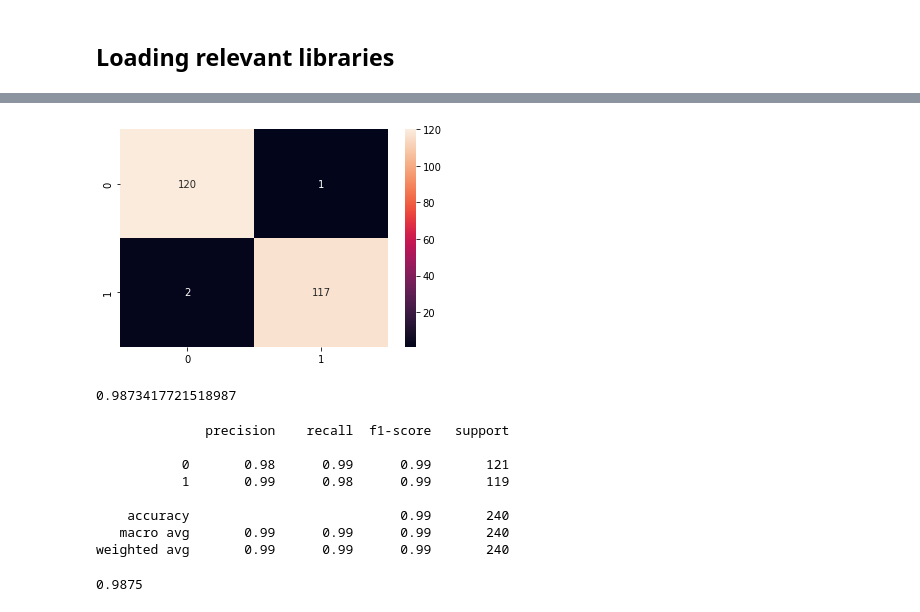
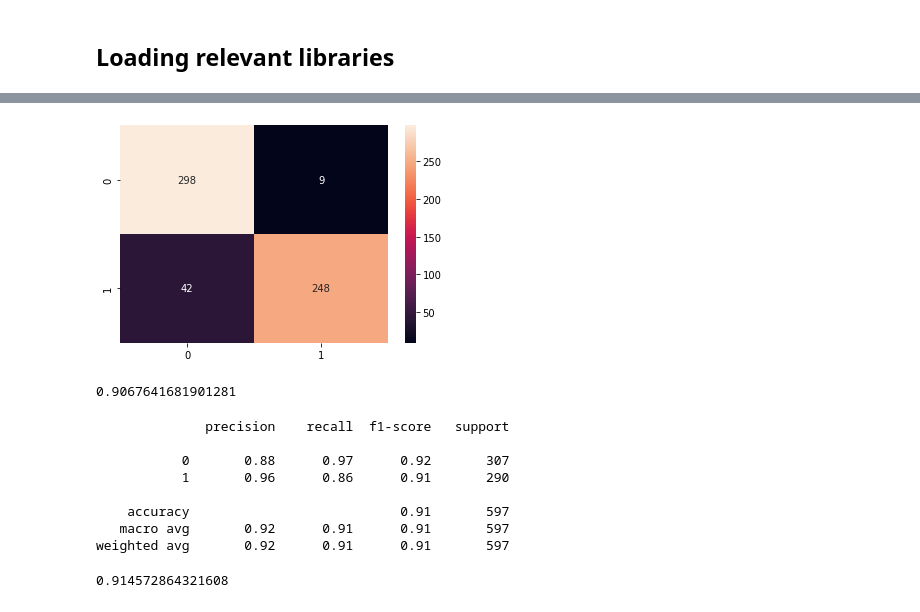
Before and after one commit to gbangout-apziva/MonReader, a Jupyter notebook: monreader.ipynb, the cells around one changed output, grey strips where cells are left out. Drawn from its saved outputs; the diff is of its cells as text; code cells hidden in the pictures.

```diff
--- a/monreader.ipynb
+++ b/monreader.ipynb
@@ -150,5 +164,5 @@ X_train1.shape, X_val.shape, y_train1.shape, y_val.shape
 # %%
 # Getting back the objects:
-with open('/content/drive/MyDrive/colabnotes/monreader/objs.pkl','rb') as f:  # Python 3: open(..., 'rb')
-    X_train1, X_val, y_train1, y_val = pickle.load(f)
+with open('/content/drive/MyDrive/colabnotes/monreader/objs1.pkl','rb') as f:  # Python 3: open(..., 'rb')
+    X_train, X_test, y_train, y_test = pickle.load(f)
 # %%
@@ -169,7 +187,7 @@ from tensorflow.keras.layers import Dense,Conv2D,MaxPooling2D,Flatten
 #Create the model
 cnn=Sequential()
 #initially 16 convolution nodes
-cnn.add(Conv2D(16,(3,3),padding="same",activation='relu',input_shape=X_train1.shape[1:]))
+cnn.add(Conv2D(16,(3,3),padding="same",activation='relu',input_shape=X_train.shape[1:]))
 #add a Max Pooling layer
 cnn.add(MaxPooling2D())
 #another 16 convolution nodes
@@ -212,6 +230,6 @@ _________________________________________________________________
 cnn.compile(optimizer='adam',loss='binary_crossentropy',metrics='accuracy')
 # %%
 #train the network
-history=cnn.fit(X_train1,y_train1,epochs=10,validation_data=(X_val,y_val))
+history=cnn.fit(X_train,y_train,epochs=10,validation_data=(X_test,y_test))
 # %% [output]
 Epoch 1/10
@@ -257,3 +275,3 @@ plt.show()
 # %%
-y_pred=cnn.predict(X_val)>=0.5
+y_pred=cnn.predict(X_test)>=0.5
 # %% [output]
@@ -261,25 +279,25 @@ y_pred=cnn.predict(X_val)>=0.5
 # %%
 import seaborn as sns
-sns.heatmap(confusion_matrix(y_val,y_pred),annot=True,fmt='g')
+sns.heatmap(confusion_matrix(y_test,y_pred),annot=True,fmt='g')
 plt.show()
 # %% [output]
-[figure, old version]
+[figure, new version]
 # %%
-print(f1_score(y_val,y_pred))
+print(f1_score(y_test,y_pred))
 # %% [output]
-0.9873417721518987
+0.9067641681901281
 # %%
-print(classification_report(y_val,y_pred))
+print(classification_report(y_test,y_pred))
 # %% [output]
               precision    recall  f1-score   support
 
-           0       0.98      0.99      0.99       121
-           1       0.99      0.98      0.99       119
+           0       0.88      0.97      0.92       307
+           1       0.96      0.86      0.91       290
 
-    accuracy                           0.99       240
-   macro avg       0.99      0.99      0.99       240
-weighted avg       0.99      0.99      0.99       240
+    accuracy                           0.91       597
+   macro avg       0.92      0.91      0.91       597
+weighted avg       0.92      0.91      0.91       597
 # %%
-print(accuracy_score(y_val,y_pred))
+print(accuracy_score(y_test,y_pred))
 # %% [output]
-0.9875
+0.914572864321608
```
Also changed, not shown: parts of 36 cells of this notebook.
